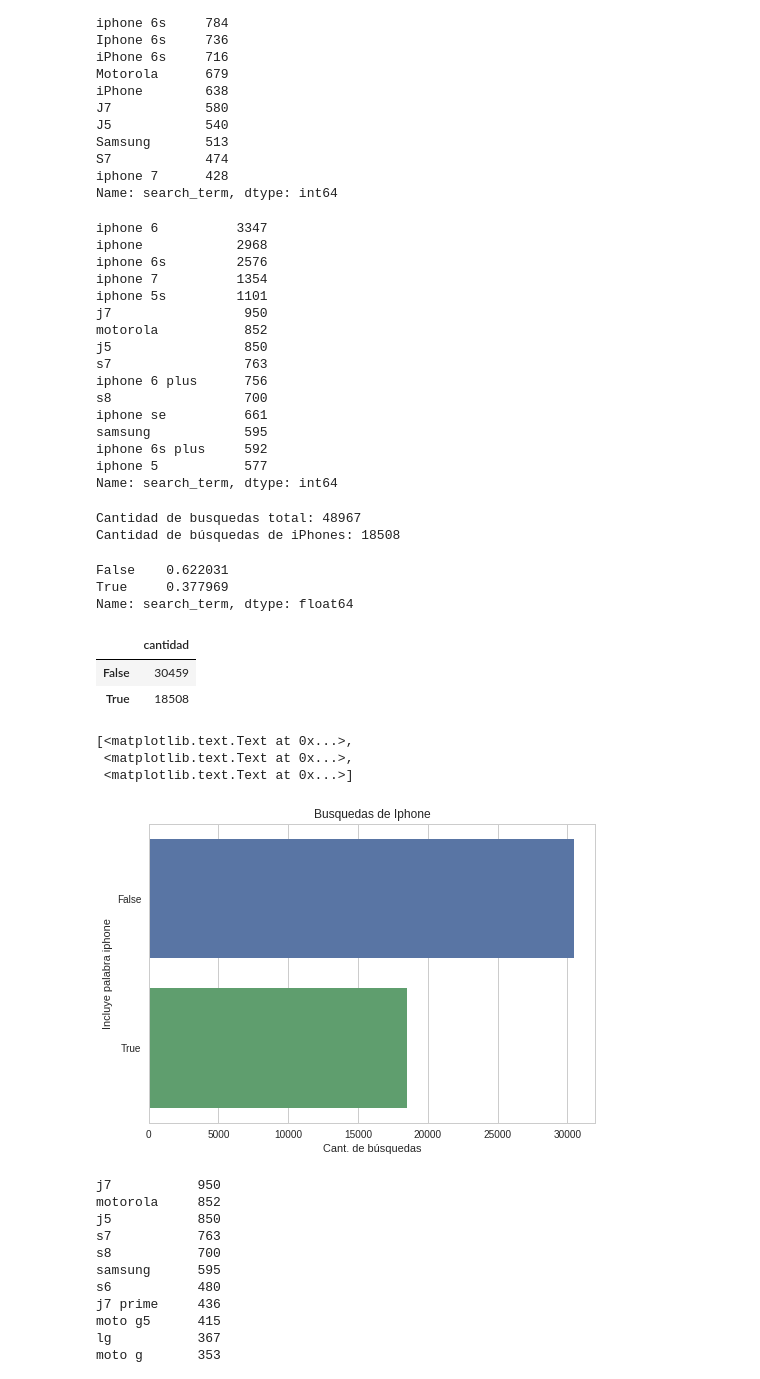
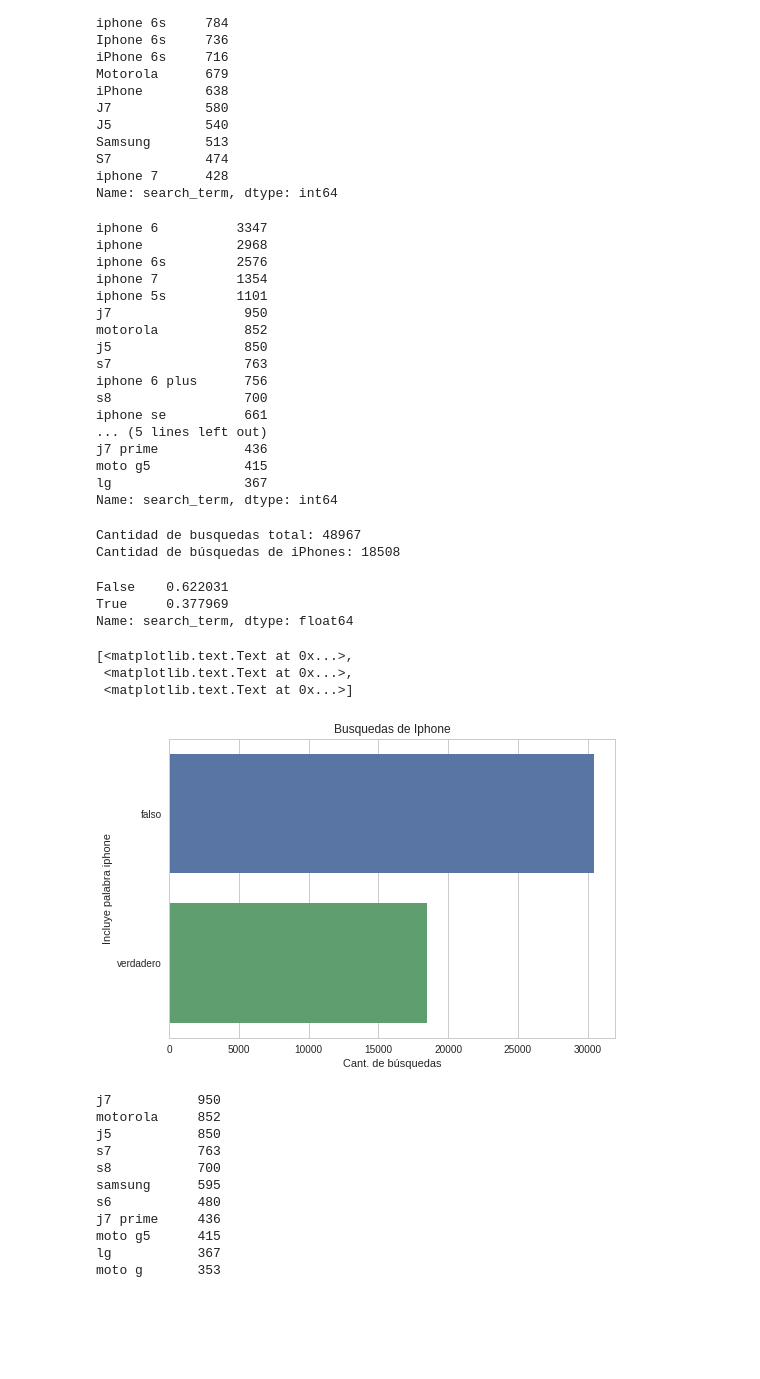
Before and after one commit to btusca/7506, a Jupyter notebook: TP2018/TP 1.ipynb, the cells around one changed output. Cells and saved outputs as stored; diff of their text form; code cells hidden in the pictures; blank space fills up the shorter version.

Commit message:
Un leve avance en lo de búsquedas, queda terminarlo

```diff
--- a/TP2018/TP 1.ipynb
+++ b/TP2018/TP 1.ipynb
@@ -227,8 +226,9 @@ iphone 7      428
 Name: search_term, dtype: int64
 # %%
 #Tratando de depurar un poco lás búsquedas
-#eliminando diferencias por mayúsculas y minúsculas de capitalización
-eventos['search_term'].str.lower().value_counts().head(15)
+#eliminando diferencias por mayúsculas y minúsculas
+eventos['search_term'] = eventos['search_term'].str.lower()
+eventos['search_term'].value_counts().head(20)
 # %% [output]
 iphone 6          3347
 iphone            2968
@@ -242,14 +242,17 @@ s7                 763
 iphone 6 plus      756
 s8                 700
 iphone se          661
-samsung            595
-iphone 6s plus     592
-iphone 5           577
+... (5 lines left out)
+j7 prime           436
+moto g5            415
+lg                 367
 Name: search_term, dtype: int64
 # %%
 #Se ve que lo que más se busca es iPhones. Del total de búsquedas, vamos a ver cuántas son de iPhones
 totalDeBusquedas = eventos['search_term'].count()
-cantBusquedasIPhone = eventos.loc[eventos['search_term'].str.lower().str.contains('iphone') == True,'event'].count()
+busquedaIncluyeIphone = eventos['search_term'].str.contains('iphone').value_counts().to_frame('cantidad')
+busquedaIncluyeIphone.rename({0:'falso',1:'verdadero'},inplace=True)
+cantBusquedasIPhone = busquedaIncluyeIphone.loc['verdadero','cantidad']
 print('Cantidad de busquedas total:',totalDeBusquedas)
 print('Cantidad de búsquedas de iPhones:',cantBusquedasIPhone)
 eventos['search_term'].str.lower().str.contains('iphone').value_counts(normalize=True)
@@ -259,23 +262,14 @@ Cantidad de búsquedas de iPhones: 18508
 False    0.622031
 True     0.377969
 Name: search_term, dtype: float64
-# %%
-#TO DO: PLOT con los modelos buscados o comparación de Iohones y el resto
-eventos_con_iphones = eventos['search_term'].str.lower().str.contains('iphone').value_counts().to_frame('cantidad')
-#sns.barplot(x="eventos['search_term'].str.lower().str.contains('iphone') == True", y="eventos['search_term'].str.lower().str.contains('iphone') == False", data=eventos)
-eventos_con_iphones
-# %% [output]
-|  | cantidad |
-| False | 30459 |
-| True | 18508 |
 # %%
 sns.set(style="whitegrid")
-plot_busqueda_iphone = sns.barplot(x=eventos_con_iphones['cantidad'],y=eventos_con_iphones.index,orient='horizontal')
-plot_busqueda_iphone.set(title="Busquedas de Iphone",xlabel="Cant. de búsquedas",ylabel="Incluye palabra iphone")
+plotBusquedaIphone = sns.barplot(x=busquedaIncluyeIphone['cantidad'],y=busquedaIncluyeIphone.index,orient='horizontal')
+plotBusquedaIphone.set(title="Busquedas de Iphone",xlabel="Cant. de búsquedas",ylabel="Incluye palabra iphone")
 # %% [output]
 [<matplotlib.text.Text at 0x...>,
  <matplotlib.text.Text at 0x...>,
  <matplotlib.text.Text at 0x...>]
-[figure, old version]
+[figure, new version]
 # %%
 #De las búsquedas que no son iPhone veamos cuales son las más frecuentes:
```
Also changed, not shown: parts of 10 cells of this notebook.
